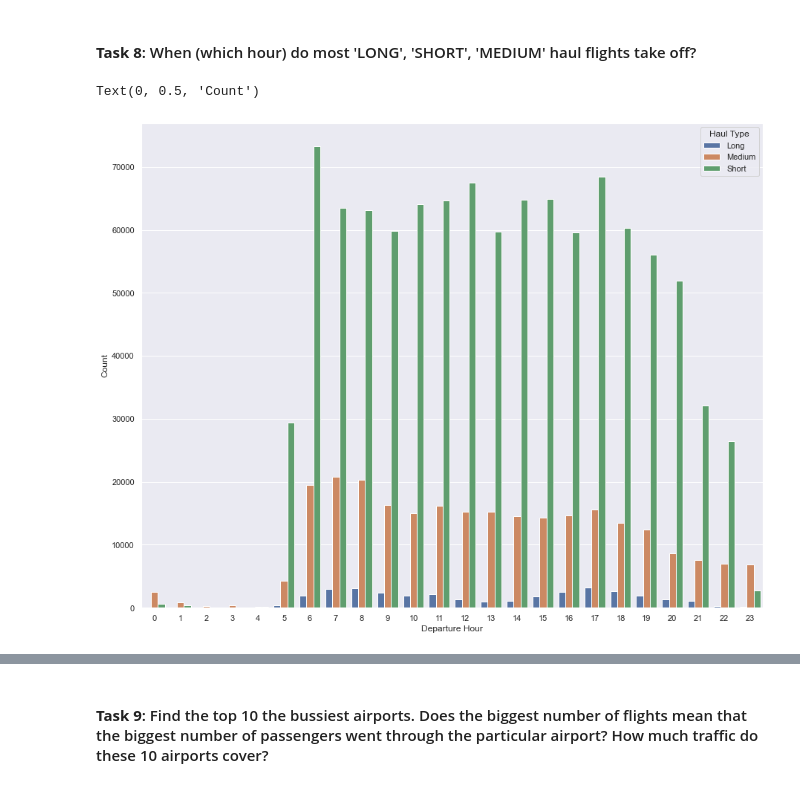
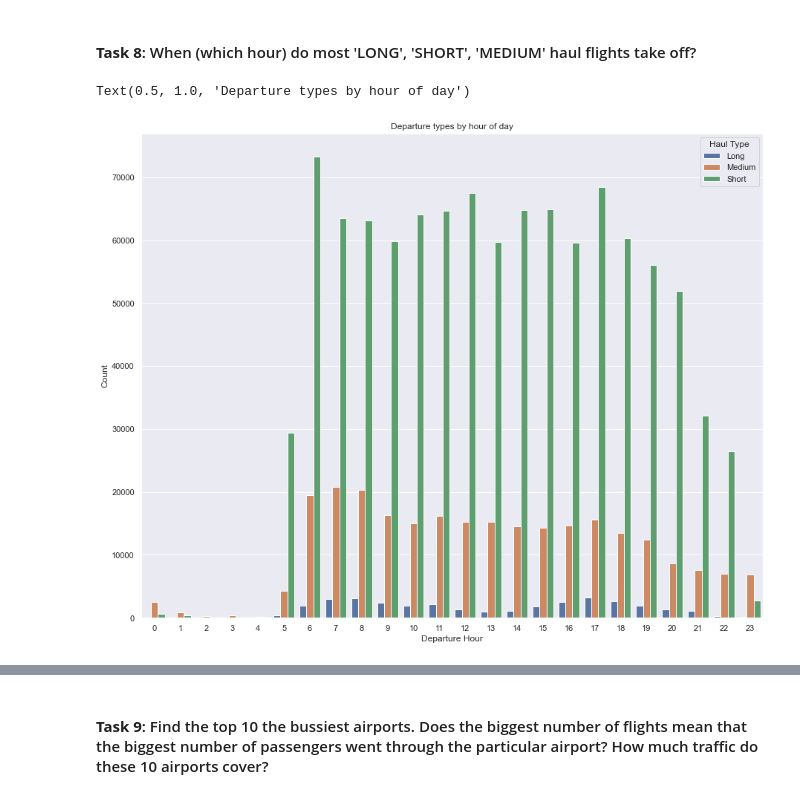
Before and after one commit to bernpb/Flight_Delay_Prediction, a Jupyter notebook: bern_exploratory_analysis.ipynb, the cells around one changed output, grey strips where cells are left out. Saved outputs shown, nothing was run; the diff lists cells and outputs as text; code cells hidden in the pictures.

```diff
--- a/bern_exploratory_analysis.ipynb
+++ b/bern_exploratory_analysis.ipynb
@@ -158,0 +160,10 @@ data = data.drop(columns = ['fl_date',
+# %%
+data['week_day'] = data['week_day'].replace({0: 'Monday',
+                                         1: 'Tuesday',
+                                         2: 'Wednesday',
+                                         3: 'Thursday',
+                                         4: 'Friday',
+                                         5: 'Saturday',
+                                         6: 'Sunday'},
+
+                                         )
@@ -159,8 +185,24 @@ data = data.drop(columns = ['fl_date',
+# %%
+data = data.drop(columns = ['fl_date',
+                            'Unnamed: 0',
+                            'Unnamed: 0.1',
+                            'op_carrier_fl_num',
+                            'op_unique_carrier',
+                           'carrier_delay',
+                           'weather_delay',
+                           'nas_delay',
+                           'security_delay',
+                           'late_aircraft_delay',
+                           'dup'])
 # %%
 # Let's break up dep_time into it's component hours and minutes
 
 data['crs_dep_hour'] = data['crs_dep_time'].apply(get_hour)
 data['crs_dep_minutes'] = data['crs_dep_time'].apply(get_min)
+
+# Let's do the same for crs_arr_time
+data['crs_arr_hour'] = data['crs_arr_time'].apply(get_hour)
+data['crs_arr_minutes'] = data['crs_arr_time'].apply(get_min)
 # %%
 # Let's separate the state from the city name using statebreaker.
 
@@ -180,6 +222,10 @@ data['on_time'] = data['arr_delay'].apply(delay_binarizer)
 # Make a feature name for the type of haul
 # Make a feature for each type of haul
 data['haul_type'] = data['crs_elapsed_time'].apply(haul_type)
+# %%
+# Make a feature name representing the route as a combination of origin and departure
+
+data['route'] = data['origin'].astype(str) + '_' + data['dest'].astype(str)
 # %%
 data.columns
 # %% [output]
@@ -348,8 +448,9 @@ df = df.reset_index()
 # %%
 # Plot a bar plot of distance (mean) as a function of dep_time
 fig, ax = plt.subplots(figsize=(15, 12))
 sns.barplot(data = df, x = 'Departure Hour', y = 0, hue = 'Haul Type')
 plt.ylabel('Count')
+plt.title('Departure types by hour of day')
 # %% [output]
-Text(0, 0.5, 'Count')
+Text(0.5, 1.0, 'Departure types by hour of day')
-[figure, old version]
+[figure, new version]
```
Also changed, not shown: parts of 42 cells of this notebook, 5 other files.
